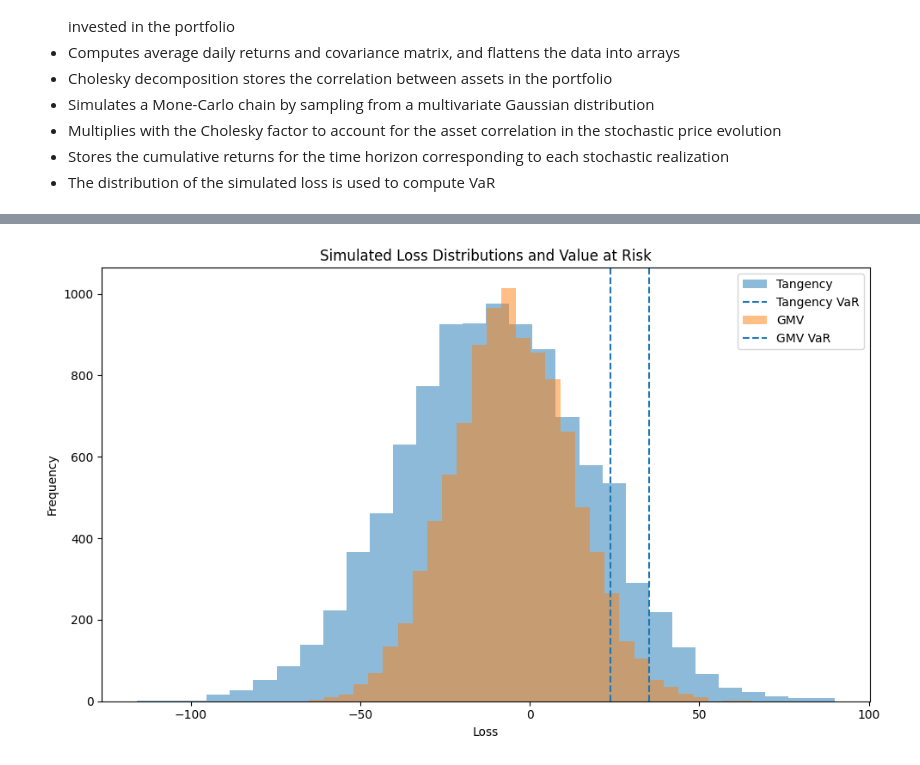
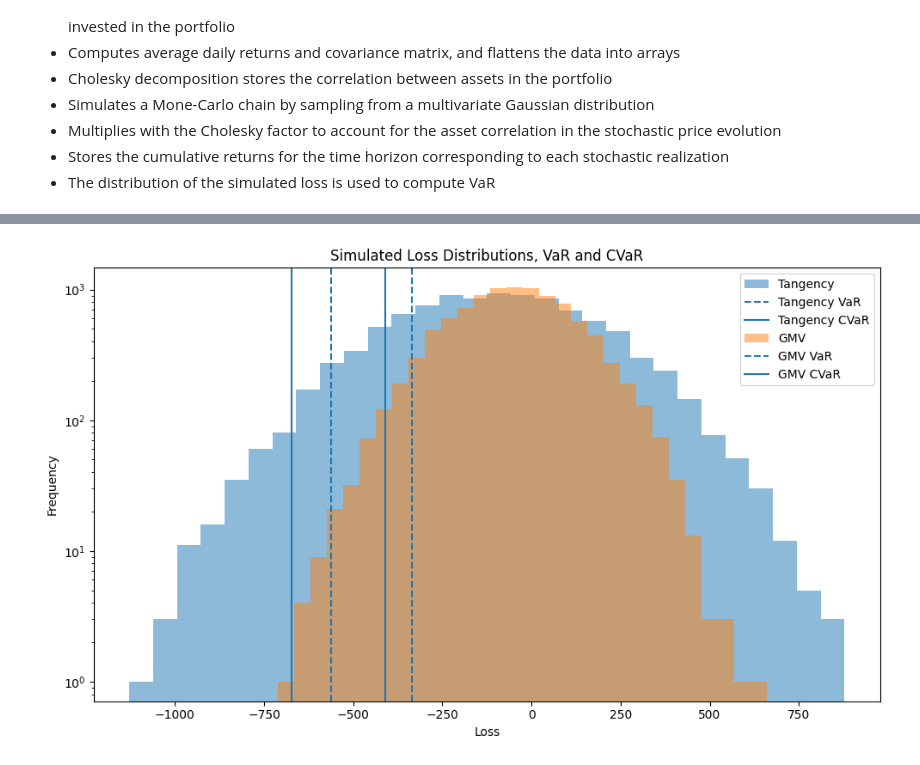
Before and after one commit to devanshu-cosmo/ml-projects, a Jupyter notebook: portfolio_optimization/portfolio_opt.ipynb, the cells around one changed output, grey strips where cells are left out. Cells and saved outputs as stored; diff of their text form; code cells hidden in the pictures.

```diff
--- a/portfolio_optimization/portfolio_opt.ipynb
+++ b/portfolio_optimization/portfolio_opt.ipynb
@@ -26,14 +26,14 @@ def download_data(ticker, start_date, end_date):
         print(f"Error downloading data for {ticker}: {e}")
         return pd.DataFrame()
 
-def extract_price(df):
+def extract_price(df, freq=252):
     close = df["Adj Close"].dropna()
     returns = close.pct_change().dropna()
-    returns_annual = expected_returns.mean_historical_return(close, frequency=252) #frequency corresponds to number of working days in a year
+    returns_annual = expected_returns.mean_historical_return(close, frequency=freq) #frequency corresponds to number of working days in a year
     return close, returns, returns_annual
 
 portfolio_keys = ["AAPL", "TSLA", "PFE", "JPM", "KO"] #Apple, Tesla, Pfizer, JP Morgan, Coca Cola
-start_date = "2024-01-01"
+start_date = "2020-01-01"
 end_date = "2025-01-01"
 rf_rate = 0.05  #risk free rate
 # %%
@@ -55,7 +55,7 @@ $$
 where $w$ = portfolio weights, $\Sigma$ = covariance matrix.
 # %%
 # Define a risk model
-def S(model):
+def S(model: str, price :pd.DataFrame = price):
     if model == "covmat":
         sigma = risk_models.sample_cov(price)
     elif model == "shrink":
@@ -64,7 +64,7 @@ def S(model):
         print("Error: Choose the correct risk model")
     return sigma
 
-def compute_portfolio_metrics(exp_returns, cov_matrix, risk_free_rate=rf_rate):
+def compute_portfolio_metrics(exp_returns: pd.Series, cov_matrix: pd.DataFrame, risk_free_rate :float = rf_rate):
     # GMV Portfolio
     ef_gmv = EfficientFrontier(exp_returns, cov_matrix)
     w_gmv = ef_gmv.min_volatility()
@@ -403,8 +405,10 @@ def get_value_at_risk(returns: pd.Series, portfolio_weights: np.ndarray, days_ho
     stochastic_losses = - portfolio_value * stochastic_returns
 
     VaR = np.percentile (stochastic_losses, confidence_interval)
+    CVaR = stochastic_losses[stochastic_losses<=VaR].mean()    # conditional VaR which estimates the mean losses beyond VaR
 
     return {'VaR': VaR,
+            'CVaR': CVaR,
             'distribution':stochastic_losses
            }
 
@@ -423,17 +427,20 @@ def plot_var_distributions(var_results: dict):
     for name, res in var_results.items():
         losses = res["distribution"]
         var_value = res["VaR"]
+        cvar_value = res['CVaR']
         plt.hist(
             losses,
             bins=30,
             alpha=0.5,
             label=name,
+            log=True
         )
         plt.axvline(x=var_value, linestyle="--", label=f"{name} VaR")
+        plt.axvline(x=cvar_value, linestyle="-", label=f"{name} CVaR")
 
     plt.xlabel("Loss")
     plt.ylabel("Frequency")
-    plt.title("Simulated Loss Distributions and Value at Risk")
+    plt.title("Simulated Loss Distributions, VaR and CVaR")
     plt.legend()
     plt.tight_layout()
     plt.show()
@@ -448,13 +455,14 @@ var_results = compute_portfolio_var(
     portfolio_weights,
     days_horizon=7,
     n_simulations=10000,
-    CL=0.95,
-    portfolio_value=1000.0,
+    CL=0.05,
+    portfolio_value=10000.0,
 )
 
 for name, res in var_results.items():
     print(f"{name} mean simulated loss: {res['distribution'].mean():.2f}")
     print(f"{name} VaR: {res['VaR']:.2f}")
+    print(f"{name} CVaR: {res['CVaR']:.2f}")
 
 plot_var_distributions(var_results)
 # %% [output]
@@ -465 +475 @@ GMV VaR: 23.90
-[figure, old version]
+[figure, new version]
```
Also changed, not shown: parts of 9 cells of this notebook.
